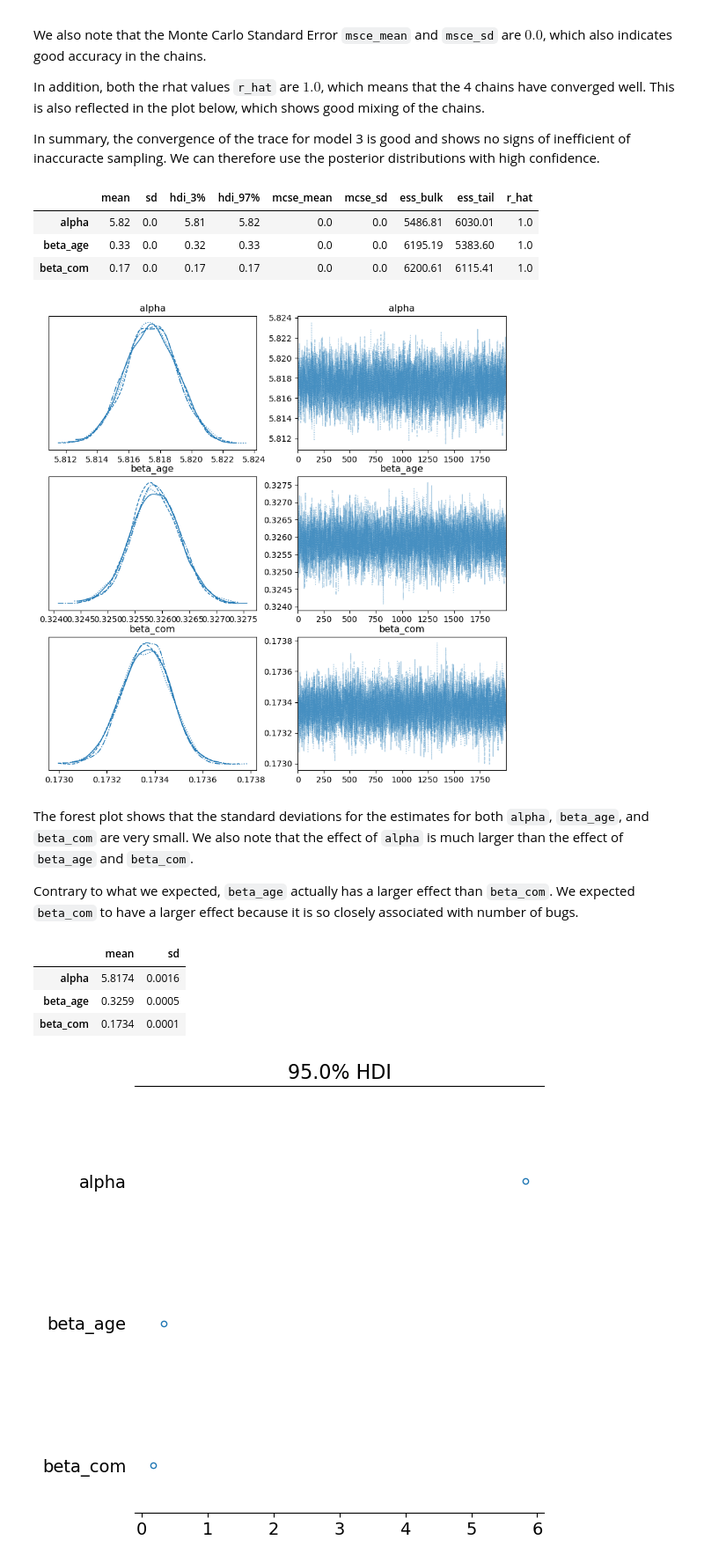
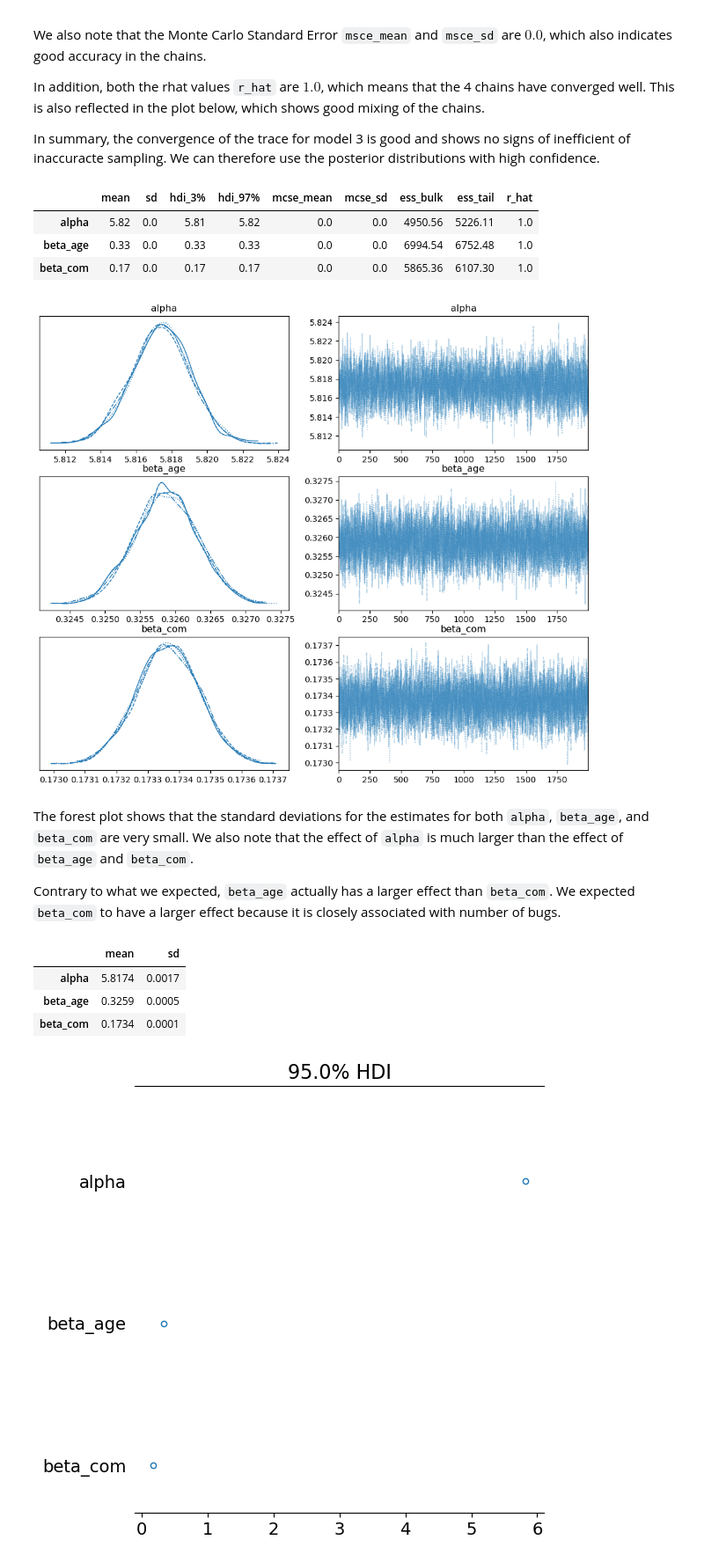
Before and after one commit to ah140797/PPExam24, a Jupyter notebook: anders.ipynb, the cells around one changed output. Shown at 88% size. Drawn from its saved outputs; the diff is of its cells as text; code cells hidden in the pictures.

```diff
--- a/anders.ipynb
+++ b/anders.ipynb
@@ -537,7 +533,7 @@ x_seq = np.linspace(-1.5, 13, n_points)
 
 with h2_model:
     pm.set_data({"age_std": x_seq})
-    post_pred_lam_h2 = pm.sample_posterior_predictive(h2_idata, var_names=["B"])['posterior_predictive']['B']
+    post_pred_h2 = pm.sample_posterior_predictive(h2_idata, var_names=["B"])['posterior_predictive']['B']
 
-post_pred_lam_h2_mean = post_pred_lam_h2.mean(["chain", "draw"])
+post_pred_h2_mean = post_pred_h2.mean(["chain", "draw"])
 # %% [output]
@@ -675,7 +687,10 @@ We determine the prior to be $\beta_C \sim \text{LogNormal}(-2, 0.1)$.
 # %% [markdown]
 #### Fit model
 # %%
-def create_model_h3(alpha_mu_prior, alpha_sigma_prior, beta_age_mu_prior, beta_age_sigma_prior, beta_com_mu_prior, beta_com_sigma_prior, save_name='', save=False):
+def create_model_h3(alpha_mu_prior, alpha_sigma_prior,
+                    beta_age_mu_prior, beta_age_sigma_prior,
+                    beta_com_mu_prior, beta_com_sigma_prior,
+                    save_name='', save=False):
   '''
   Creates model for hypothesis 3.
   '''
@@ -732,22 +747,22 @@ In summary, the convergence of the trace for model 3 is good and shows no signs
 pm.summary(h3_idata, var_names=['alpha', 'beta_age', 'beta_com'],round_to=2)
 # %% [output]
 |  | mean | sd | hdi_3% | hdi_97% | mcse_mean | mcse_sd | ess_bulk | ess_tail | r_hat |
-| alpha | 5.82 | 0.0 | 5.81 | 5.82 | 0.0 | 0.0 | 5486.81 | 6030.01 | 1.0 |
-| beta_age | 0.33 | 0.0 | 0.32 | 0.33 | 0.0 | 0.0 | 6195.19 | 5383.60 | 1.0 |
-| beta_com | 0.17 | 0.0 | 0.17 | 0.17 | 0.0 | 0.0 | 6200.61 | 6115.41 | 1.0 |
+| alpha | 5.82 | 0.0 | 5.81 | 5.82 | 0.0 | 0.0 | 4950.56 | 5226.11 | 1.0 |
+| beta_age | 0.33 | 0.0 | 0.33 | 0.33 | 0.0 | 0.0 | 6994.54 | 6752.48 | 1.0 |
+| beta_com | 0.17 | 0.0 | 0.17 | 0.17 | 0.0 | 0.0 | 5865.36 | 6107.30 | 1.0 |
 # %%
-az.plot_trace(h3_idata, var_names = ['alpha','beta_age', 'beta_com'], figsize=(10,10));
+az.plot_trace(h3_idata, var_names = ['alpha','beta_age', 'beta_com'], figsize=(12,10));
 # %% [output]
-[figure, old version]
+[figure, new version]
 # %% [markdown]
 The forest plot shows that the standard deviations for the estimates for both `alpha`, `beta_age`, and `beta_com` are very small. We also note that the effect of `alpha` is much larger than the effect of `beta_age` and `beta_com`.
 
-Contrary to what we expected, `beta_age` actually has a larger effect than `beta_com`. We expected `beta_com` to have a larger effect because it is so closely associated with number of bugs.
+Contrary to what we expected, `beta_age` actually has a larger effect than `beta_com`. We expected `beta_com` to have a larger effect because it is closely associated with number of bugs.
 # %%
 pm.summary(h3_idata, var_names=['alpha', 'beta_age', 'beta_com'],round_to=4)[['mean', 'sd']]
 # %% [output]
 |  | mean | sd |
-| alpha | 5.8174 | 0.0016 |
+| alpha | 5.8174 | 0.0017 |
 | beta_age | 0.3259 | 0.0005 |
 | beta_com | 0.1734 | 0.0001 |
 # %%
```
Also changed, not shown: parts of 40 cells of this notebook, 1 other file.
